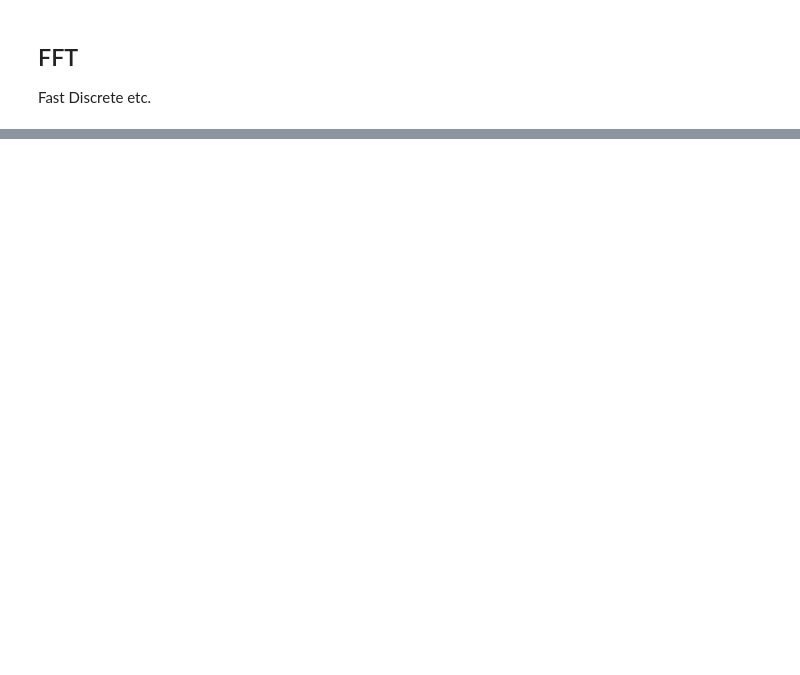
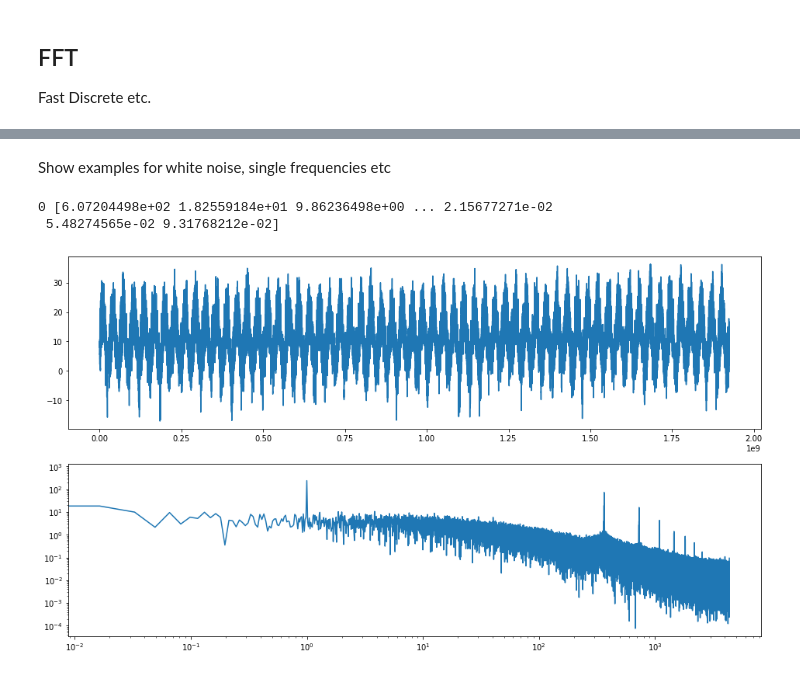
Before and after one commit to torstendahm/seismology_classroom, a Jupyter notebook: numerical_tools/Fourier_Transform_temp.ipynb, the cells around one changed output, grey strips where cells are left out. Cells and saved outputs as stored; diff of their text form; code cells hidden in the pictures; blank space fills up the shorter version.

Commit message:
Updated FFT with more examples

```diff
--- a/numerical_tools/Fourier_Transform_temp.ipynb
+++ b/numerical_tools/Fourier_Transform_temp.ipynb
@@ -133,0 +114,18 @@ plt.show()
+# %% [markdown]
+Show examples for white noise, single frequencies etc
+# %%
+amps = abs(num.fft.rfft(ydata)) * dt
+freqs = num.fft.rfftfreq(len(xdata), d=dt)
+
+plt.figure(figsize=(16, 9))
+ax = plt.subplot(2, 1, 1)
+ax.plot(xdata, ydata)
+ax = plt.subplot(2, 1, 2)
+#ax.plot(freqs, amps)
+ax.loglog(freqs, amps)
+
+plt.show()
+# %% [output]
+0 [6.07204498e+02 1.82559184e+01 9.86236498e+00 ... 2.15677271e-02
+ 5.48274565e-02 9.31768212e-02]
+[figure, added]
```
Also changed, not shown: parts of 7 cells of this notebook, 3 other files.
